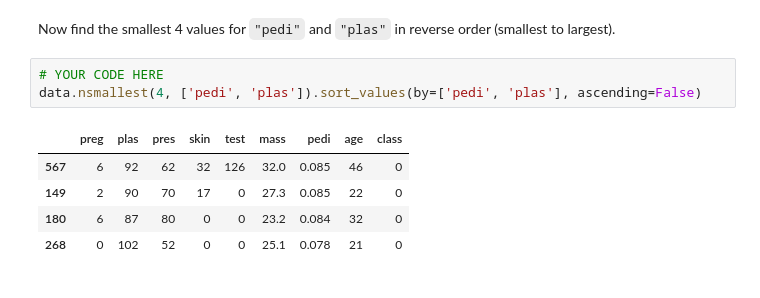
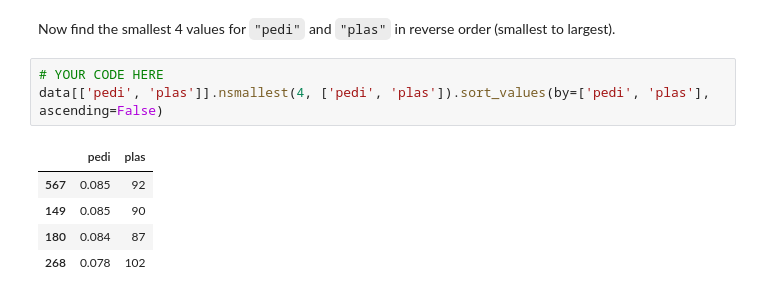
Before and after one commit to erickzheng9/Medlytics_2026, a Jupyter notebook: Week 1/Notebooks/02_Pandas_and_Matplotlib/Pandas_Exercises.ipynb, the cells around one changed output. Cells and saved outputs as stored; diff of their text form.

```diff
--- a/Week 1/Notebooks/02_Pandas_and_Matplotlib/Pandas_Exercises.ipynb
+++ b/Week 1/Notebooks/02_Pandas_and_Matplotlib/Pandas_Exercises.ipynb
@@ -175,10 +175,10 @@ print(data.nlargest(4, 'age'))
 Now find the smallest 4 values for `"pedi"` and `"plas"` in reverse order (smallest to largest).
 # %%
 # YOUR CODE HERE
-data.nsmallest(4, ['pedi', 'plas']).sort_values(by=['pedi', 'plas'], ascending=False)
+data[['pedi', 'plas']].nsmallest(4, ['pedi', 'plas']).sort_values(by=['pedi', 'plas'], ascending=False)
 # %% [output]
-|  | preg | plas | pres | skin | test | mass | pedi | age | class |
-| 567 | 6 | 92 | 62 | 32 | 126 | 32.0 | 0.085 | 46 | 0 |
-| 149 | 2 | 90 | 70 | 17 | 0 | 27.3 | 0.085 | 22 | 0 |
-| 180 | 6 | 87 | 80 | 0 | 0 | 23.2 | 0.084 | 32 | 0 |
-| 268 | 0 | 102 | 52 | 0 | 0 | 25.1 | 0.078 | 21 | 0 |
+|  | pedi | plas |
+| 567 | 0.085 | 92 |
+| 149 | 0.085 | 90 |
+| 180 | 0.084 | 87 |
+| 268 | 0.078 | 102 |
```
